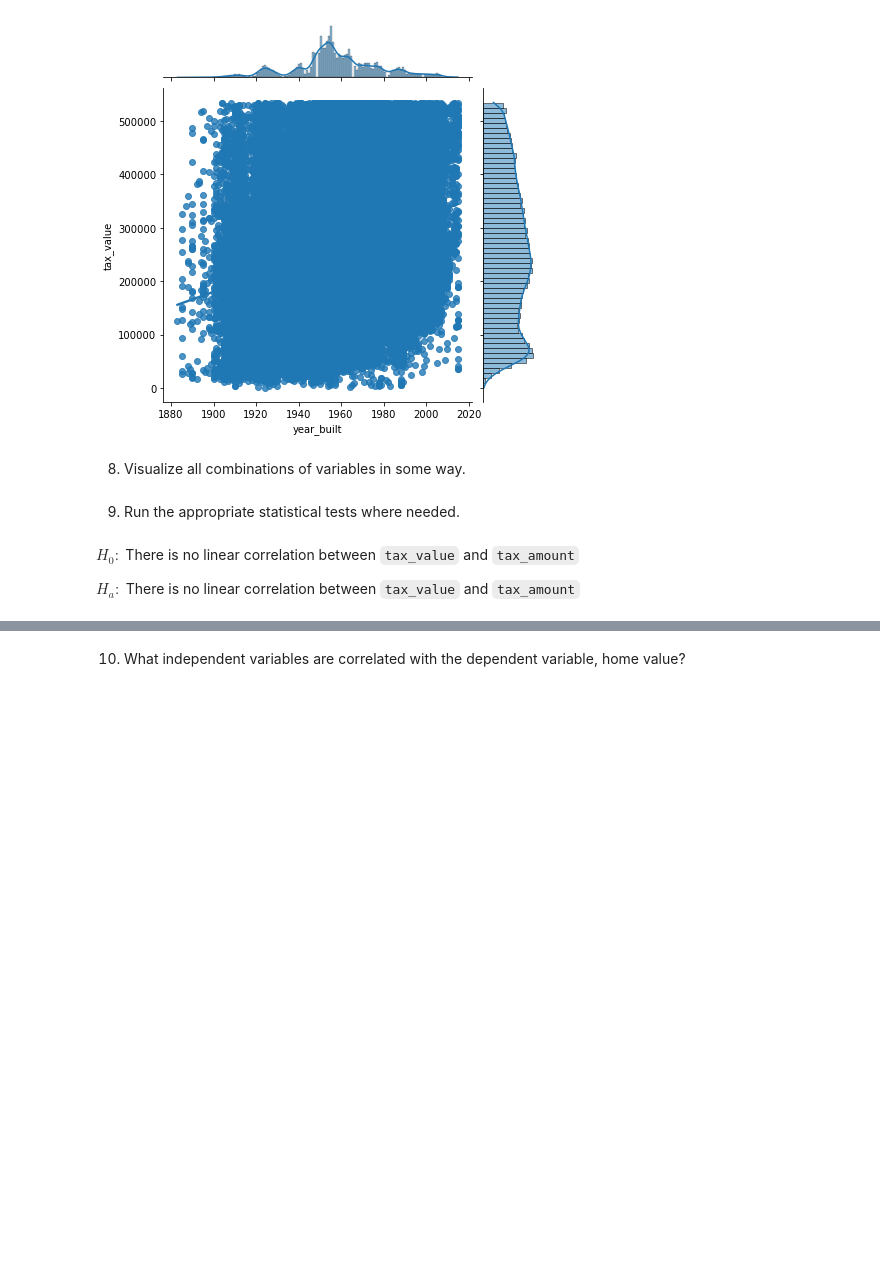
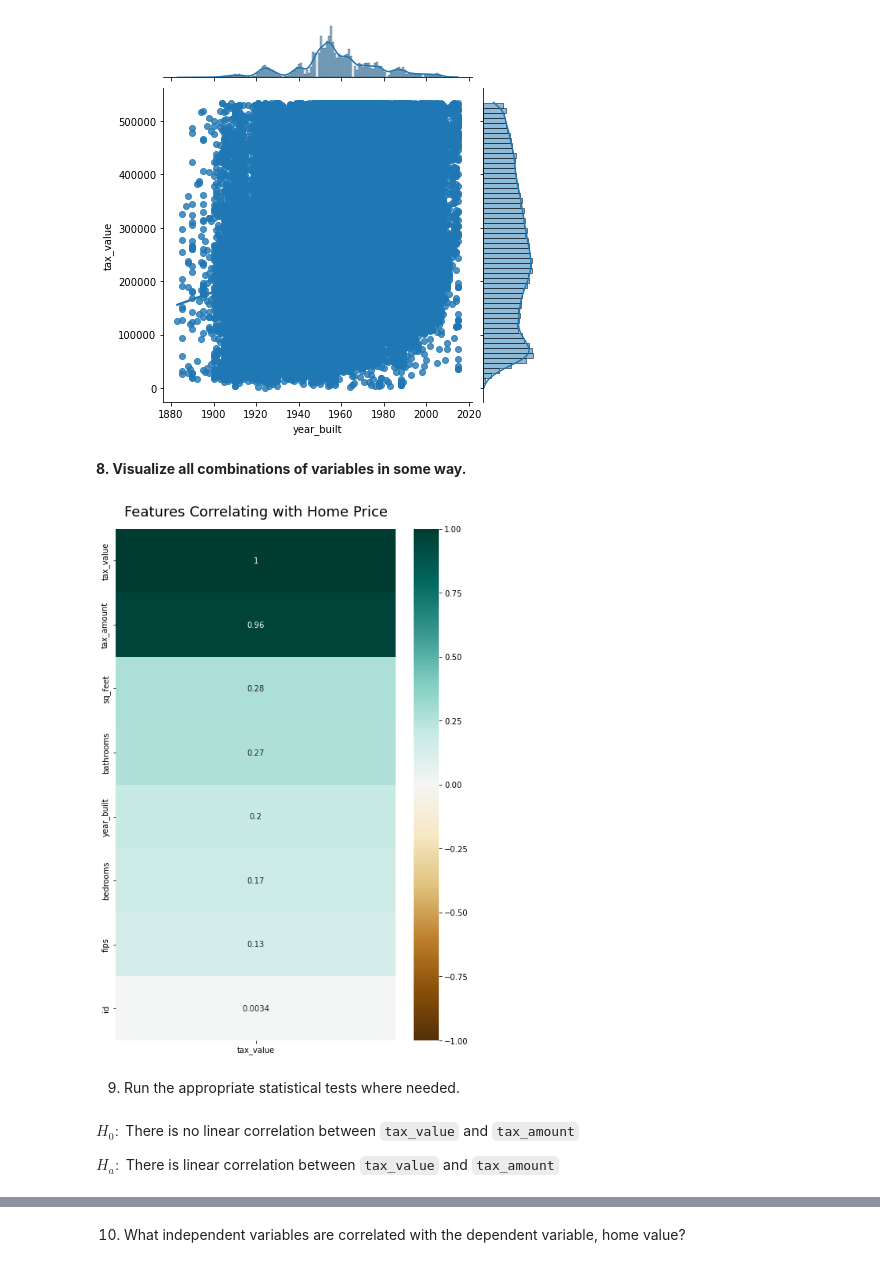
Before and after one commit to nadia-paz/regression-exercises, a Jupyter notebook: explore.ipynb, the cells around one changed output, grey strips where cells are left out. Cells and saved outputs as stored; diff of their text form; code cells hidden in the pictures; blank space fills up the shorter version.

````diff
--- a/explore.ipynb
+++ b/explore.ipynb
@@ -138,4 +134,4 @@ sns.jointplot(data=sample, x=sample.year_built, y=sample.tax_value, kind='reg');
 # %% [output]
 [figure]
 # %% [markdown]
-8. Visualize all combinations of variables in some way.
+**8. Visualize all combinations of variables in some way.**
@@ -142,6 +140,13 @@ sns.jointplot(data=sample, x=sample.year_built, y=sample.tax_value, kind='reg');
+# %%
+# viz from Rae
+plt.figure(figsize=(8, 12))
+heatmap = sns.heatmap(sample.corr(method='spearman')[['tax_value']].sort_values(by='tax_value', ascending=False), vmin=-1, vmax=1, annot=True, cmap='BrBG')
+heatmap.set_title('Features Correlating with Home Price', fontdict={'fontsize':18}, pad=16);
+# %% [output]
+[figure, added]
 # %% [markdown]
 9. Run the appropriate statistical tests where needed.
 # %% [markdown]
 $H_0:$  There is no linear correlation between ```tax_value``` and ```tax_amount```
 
-$H_a:$  There is no linear correlation between ```tax_value``` and ```tax_amount```
+$H_a:$  There is linear correlation between ```tax_value``` and ```tax_amount```
````
Also changed, not shown: parts of 32 cells of this notebook.
